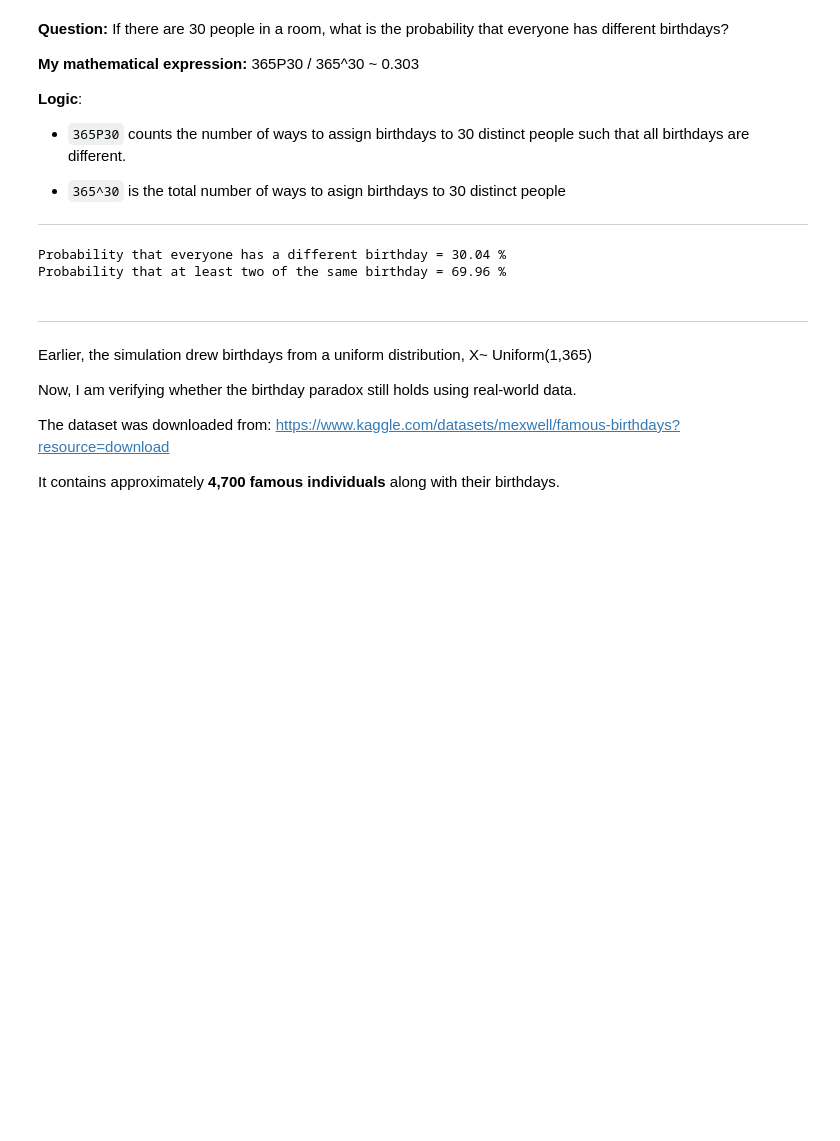
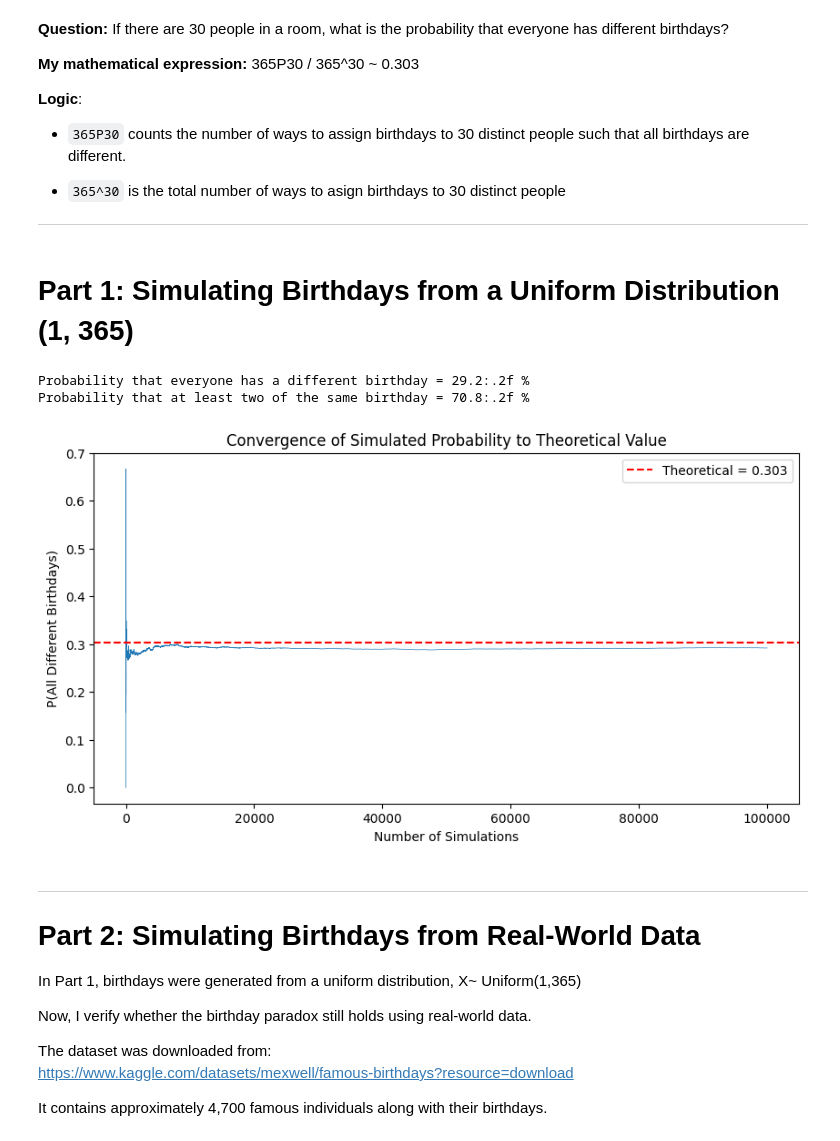
Before and after one commit to jinsh3ng/Statistics_Birthday_Paradox, a Jupyter notebook: main.ipynb, the cells around one changed output. Drawn from its saved outputs; the diff is of its cells as text; code cells hidden in the pictures; blank space fills up the shorter version.

```diff
--- a/main.ipynb
+++ b/main.ipynb
@@ -8,36 +8,56 @@
 
 - `365^30` is the total number of ways to asign birthdays to 30 distinct people
 ___
+# %% [markdown]
+# Part 1: Simulating Birthdays from a Uniform Distribution (1, 365)
 # %%
 import random
+import matplotlib.pyplot as plt
 
 n = 30
-simulations = 20000
+simulations = 100000
 success_trials = 0
+probabilities = []
 
 def single_trial(n):
-    random_values_list = [random.randint(1,365) for _ in range(n)]
+    random_values_list = [random.randint(1, 365) for _ in range(n)]
     if len(set(random_values_list)) == n:
         return 1
     return 0
 
-for _ in range(simulations):
+for i in range(1, simulations + 1):
     success_trials += single_trial(n)
+    probabilities.append(success_trials / i)
 
-print(f"Probability that everyone has a different birthday = {(success_trials/simulations)*100} %")
-print(f"Probability that at least two of the same birthday = {(1-(success_trials/simulations))*100} %")
+print(f"Probability that everyone has a different birthday = {(success_trials/simulations)*100}:.2f %")
+print(f"Probability that at least two of the same birthday = {(1-(success_trials/simulations))*100}:.2f %")
+# Theoretical probability
+theoretical = 0.303
+
+plt.figure(figsize=(10, 5))
+plt.plot(probabilities, linewidth=0.5)
+plt.axhline(y=theoretical, color='r', linestyle='--', label=f'Theoretical = {theoretical}')
+plt.xlabel('Number of Simulations')
+plt.ylabel('P(All Different Birthdays)')
+plt.title('Convergence of Simulated Probability to Theoretical Value')
+plt.legend()
+plt.show()
 # %% [output]
-Probability that everyone has a different birthday = 30.04 %
-Probability that at least two of the same birthday = 69.96 %
+Probability that everyone has a different birthday = 29.2:.2f %
+Probability that at least two of the same birthday = 70.8:.2f %
+[figure, added]
 # %% [markdown]
 ___
-Earlier, the simulation drew birthdays from a uniform distribution, X~ Uniform(1,365)
+# Part 2: Simulating Birthdays from Real-World Data
 
-Now, I am verifying whether the birthday paradox still holds using real-world data.
+In Part 1, birthdays were generated from a uniform distribution, X~ Uniform(1,365)
 
-The dataset was downloaded from: https://www.kaggle.com/datasets/mexwell/famous-birthdays?resource=download
+Now, I verify whether the birthday paradox still holds using real-world data.
 
-It contains approximately **4,700 famous individuals** along with their birthdays.
+The dataset was downloaded from:
+https://www.kaggle.com/datasets/mexwell/famous-birthdays?resource=download
+
+It contains approximately 4,700 famous individuals along with their birthdays.
 # %%
 import pandas as pd
 
```
Also changed, not shown: parts of 9 cells of this notebook, 1 other file.
